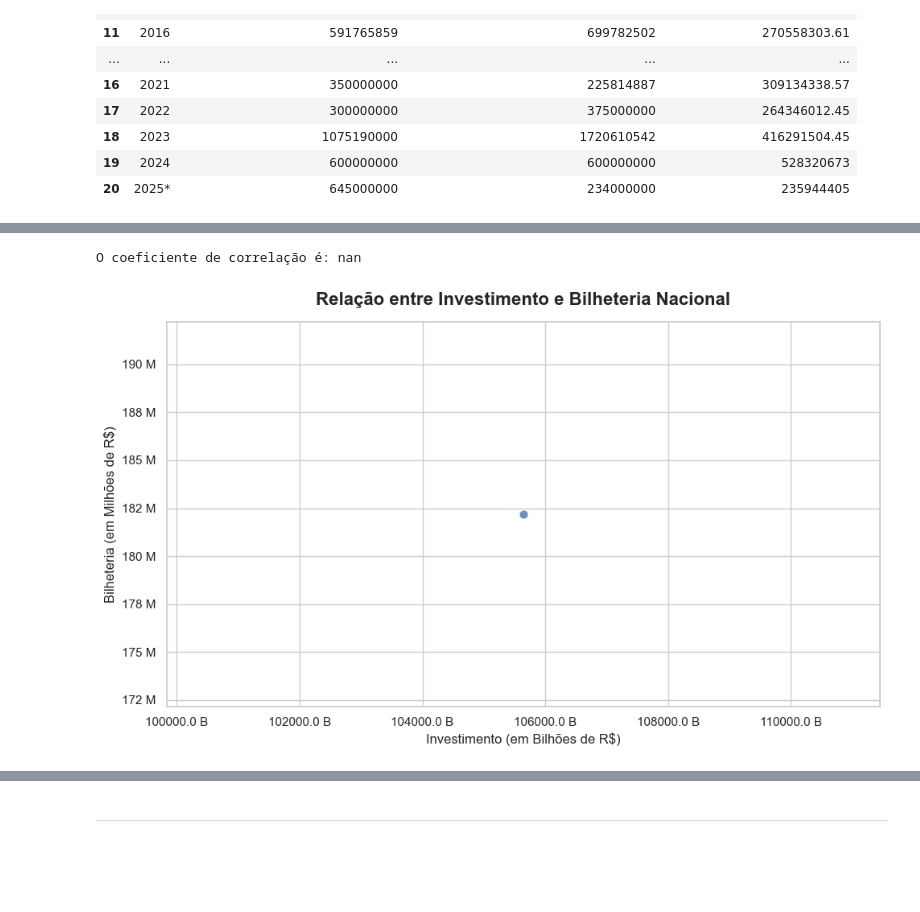
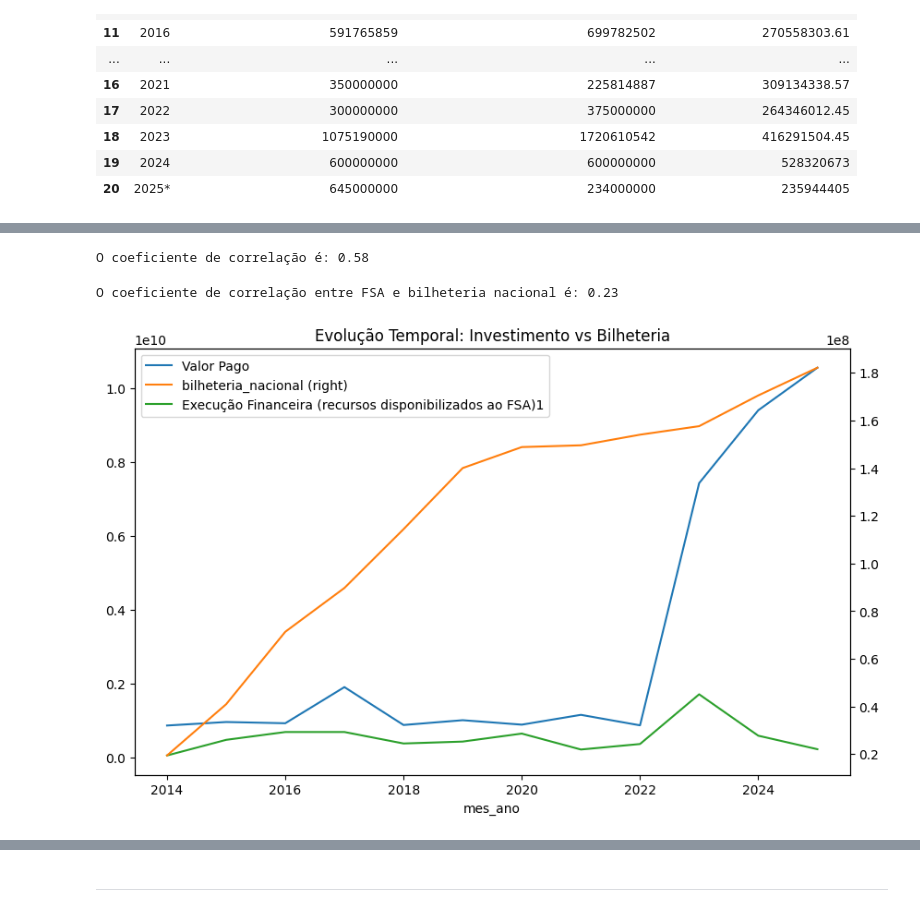
Before and after one commit to ricardomoraisp/Trabalho-ICD-2025.2, a Jupyter notebook: relatório.ipynb, the cells around one changed output, grey strips where cells are left out. Saved outputs shown, nothing was run; the diff lists cells and outputs as text; code cells hidden in the pictures; blank space fills up the shorter version.

```diff
--- a/relatório.ipynb
+++ b/relatório.ipynb
@@ -3177,7 +3169,10 @@ df_FSA.head(30)
 | 19 | 2024 | 600000000 | 600000000 | 528320673 |
 | 20 | 2025* | 645000000 | 234000000 | 235944405 |
 # %%
-df_FSA["Ano"] = df_FSA["Ano"].str.replace(" ", "").str.replace("*", "")
-df_FSA["Ano"] = pd.to_datetime(df_FSA["Ano"], format='%Y').dt.year
-df_FSA.columns = df_FSA.columns.str.strip()
-df_FSA["Execução Financeira (recursos disponibilizados ao FSA)1"] = df_FSA["Execução Financeira (recursos disponibilizados ao FSA)1"].astype(float)
+df_FSA["Ano"] = (
+	df_FSA["Ano"]
+	.astype(str)
+	.str.replace(" ", "", regex=False)
+	.str.replace("*", "", regex=False)
+)
+df_FSA["Ano"] = df_FSA["Ano"].astype('Int64')
@@ -3202,8 +3181,15 @@ df_FSA["Execução Financeira (recursos disponibilizados ao FSA)1"] = df_FSA["Ex
 # %%
 df_bilheteria = pd.read_csv("dados/Bilheteria_N x Bilheteria_IN(2014-2025).csv", encoding="utf-8")
+
 df_correlacao = pd.merge(df_ancine_ano, df_bilheteria, left_on="mes_ano", right_on="ano", how="inner")
+
 df_correlacao = df_correlacao.drop("ano", axis=1)
+
+df_correlacao["mes_ano"] = df_correlacao["mes_ano"].astype(int)
+
 df_correlacao = pd.merge(df_correlacao, df_FSA, left_on="mes_ano", right_on="Ano", how="inner")
 
+df_correlacao = df_correlacao.drop(["Ano", "Empenho do Orçamento do FSA", "Recursos Desembolsados2"], axis=1)
+
 df_correlacao.head(15)
 # %% [output]
@@ -3212,6 +3209,10 @@ df_correlacao.head(15)
 # %%
-df_correlacao = df_correlacao.drop(["Ano", "Empenho do Orçamento do FSA", "Recursos Desembolsados2"], axis=1)
-correlacao = df_correlacao["Valor Pago"].corr(df_correlacao["bilheteria_nacional"])
-print(f"O coeficiente de correlação é: {correlacao:.2f}")
+correlacao_ancine = df_correlacao["Valor Pago"].corr(df_correlacao["bilheteria_nacional"])
+print(f"O coeficiente de correlação é: {correlacao_ancine:.2f}")
 # %% [output]
-O coeficiente de correlação é: nan
+O coeficiente de correlação é: 0.58
+# %%
+correlacao_fsa = df_correlacao["Execução Financeira (recursos disponibilizados ao FSA)1"].corr(df_correlacao["bilheteria_nacional"])
+print(f"O coeficiente de correlação entre FSA e bilheteria nacional é: {correlacao_fsa:.2f}")
+# %% [output]
+O coeficiente de correlação entre FSA e bilheteria nacional é: 0.23
@@ -3218,27 +3221,7 @@ O coeficiente de correlação é: nan
 # %%
-import seaborn as sns
-import matplotlib.pyplot as plt
-import matplotlib.ticker as ticker
-
-sns.set_theme(style="whitegrid")
-plt.figure(figsize=(10, 6))
-
-ax = sns.regplot(
-    data=df_correlacao,
-    x="Valor Pago",
-    y="bilheteria_nacional",
-    scatter_kws={'s': 60, 'alpha': 0.8, 'edgecolor': 'white', 'linewidths': 0.5},
-    line_kws={'color': '#e74c3c', 'linewidth': 2}
-)
-
-plt.title("Relação entre Investimento e Bilheteria Nacional", fontsize=16, fontweight='bold', pad=15)
-plt.xlabel("Investimento (em Bilhões de R$)", fontsize=12)
-plt.ylabel("Bilheteria (em Milhões de R$)", fontsize=12)
-
-ax.xaxis.set_major_formatter(ticker.FuncFormatter(lambda x, pos: f'{x*1e-9:.1f} B'))
-ax.yaxis.set_major_formatter(ticker.FuncFormatter(lambda x, pos: f'{x*1e-6:.0f} M'))
-
-plt.tight_layout()
+df_plot = df_correlacao.set_index("mes_ano")
+df_plot[["Valor Pago", "bilheteria_nacional", "Execução Financeira (recursos disponibilizados ao FSA)1"]].plot(secondary_y="bilheteria_nacional", figsize=(10,6))
+plt.title("Evolução Temporal: Investimento vs Bilheteria")
 plt.show()
 # %% [output]
-[figure, old version]
+[figure, new version]
```
Also changed, not shown: parts of 16 cells of this notebook, 18 other files.
